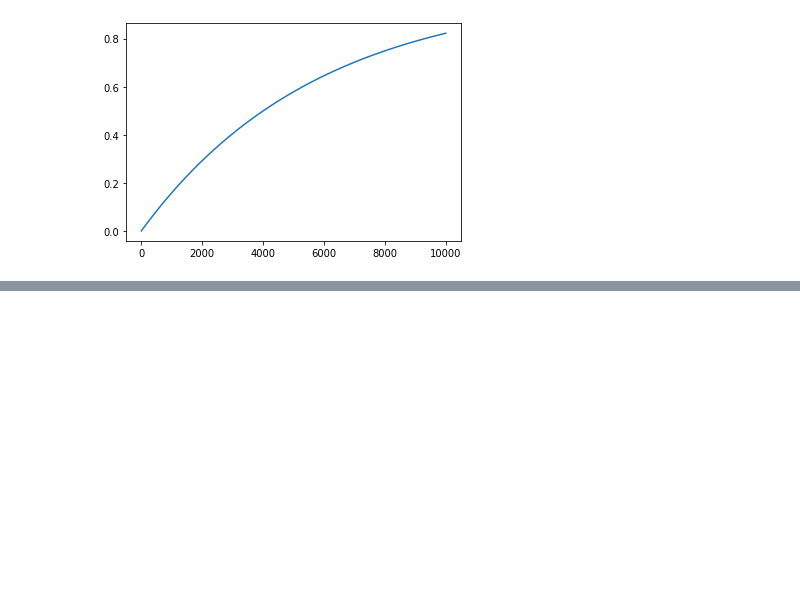
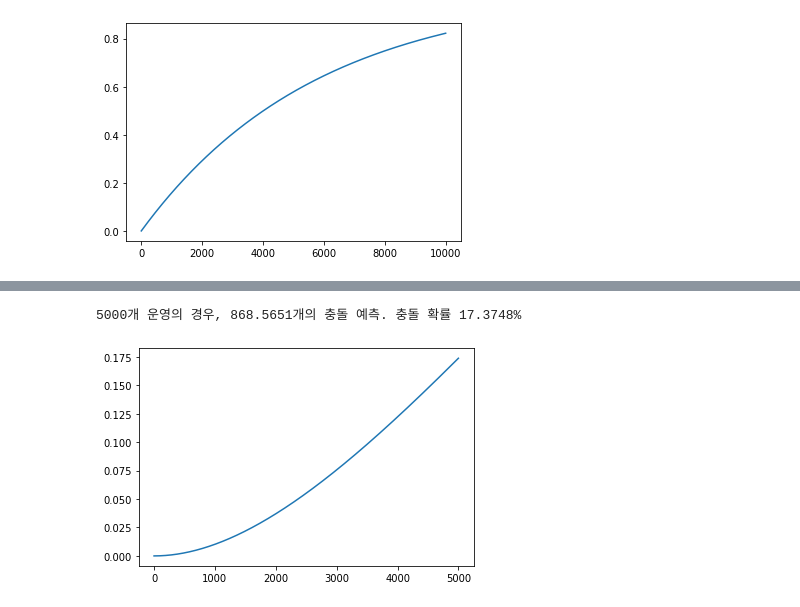
Before and after one commit to dolmani38/BLE-signal-collision-simulation, a Jupyter notebook: simulation_0626.ipynb, the cells around one changed output, grey strips where cells are left out. Drawn from its saved outputs; the diff is of its cells as text; code cells hidden in the pictures; blank space fills up the shorter version.

```diff
--- a/simulation_0626.ipynb
+++ b/simulation_0626.ipynb
@@ -320,0 +369,5 @@ collision_simulation3(signal_count=10000)
+# %%
+collision_simulation9(signal_count=5000)
+# %% [output]
+5000개 운영의 경우, 868.5651개의 충돌 예측. 충돌 확률 17.3748%
+[figure, added]
```
Also changed, not shown: parts of 15 cells of this notebook.
